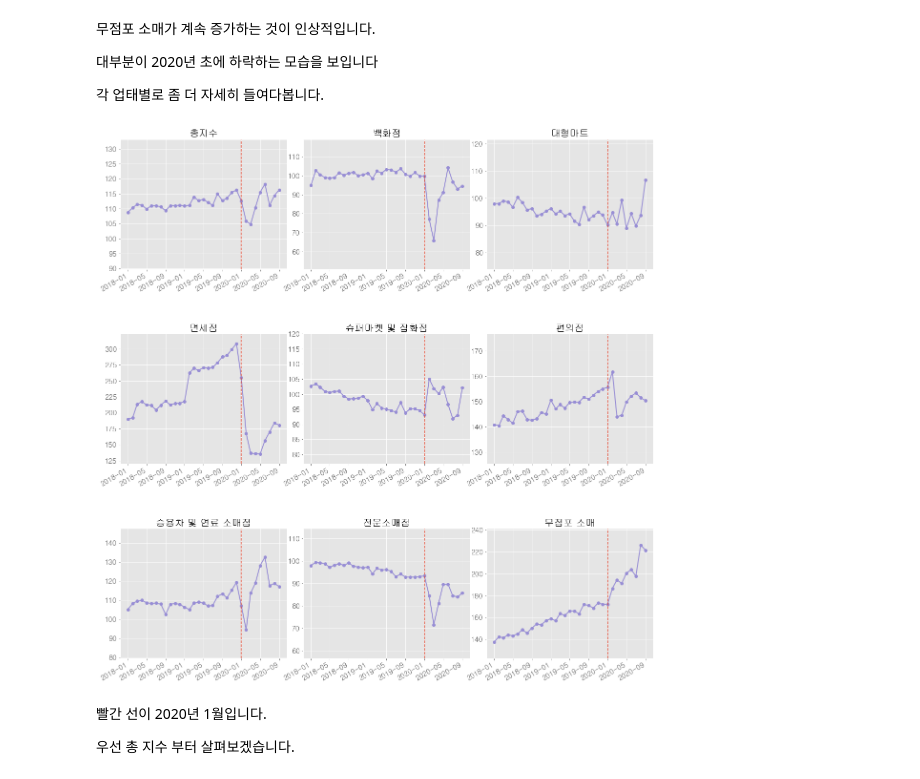
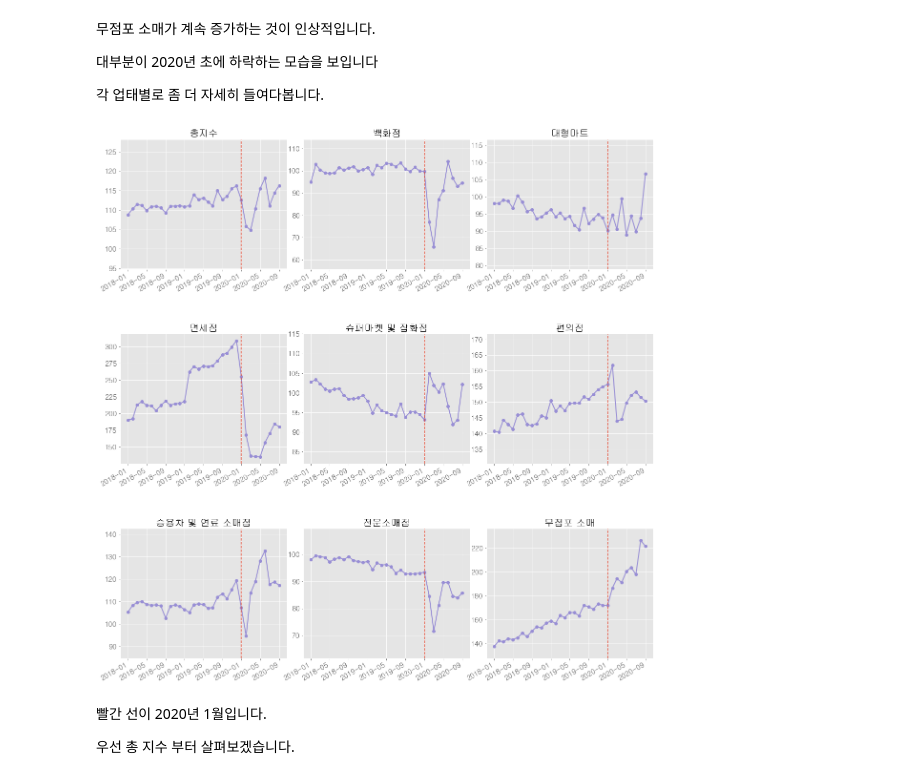
Before and after one commit to BaeHyungjun/TeamFPB, a Jupyter notebook: 강민석/매점 스타일별.ipynb, the cells around one changed output. Drawn from its saved outputs; the diff is of its cells as text; code cells hidden in the pictures.

```diff
--- a/강민석/매점 스타일별.ipynb
+++ b/강민석/매점 스타일별.ipynb
@@ -88,26 +88,26 @@ types=list(stores.columns)[1:10]
 # %%
 
 fig, ax = plt.subplots(3,3,figsize=(20,20))
 
 
 ax = ax.ravel()
 for i, j in zip(range(len(ax)), types):
     plt.setp(ax[i].get_xticklabels(), rotation=30, ha='right')
     plt.setp(ax[i].get_xticklabels(), fontsize =15)
     plt.setp(ax[i].get_yticklabels(), fontsize =15)
     ax[i].plot(np.array(stores[['시점']]),np.array(stores[j]),marker='o', linewidth=2,label=j,color='C2')
     ax[i].axvline(x=stores['시점'][36],linestyle ='--',color='C0')
-    ax[i].set_ylim(np.min(np.array(stores[j])) - 15, np.max(np.array(stores[j])) + 15)
+    ax[i].set_ylim(np.min(np.array(stores[j])) - 10, np.max(np.array(stores[j])) + 10)
 
 
     ax[i].set_title(j,fontsize=20)
 
 
 
 plt.subplots_adjust(wspace=0.1, hspace=0.5)
 plt.show()
 # %% [output]
-[figure, old version]
+[figure, new version]
 # %% [markdown]
 빨간 선이 2020년 1월입니다.
 
```
Also changed, not shown: parts of 6 cells of this notebook.
